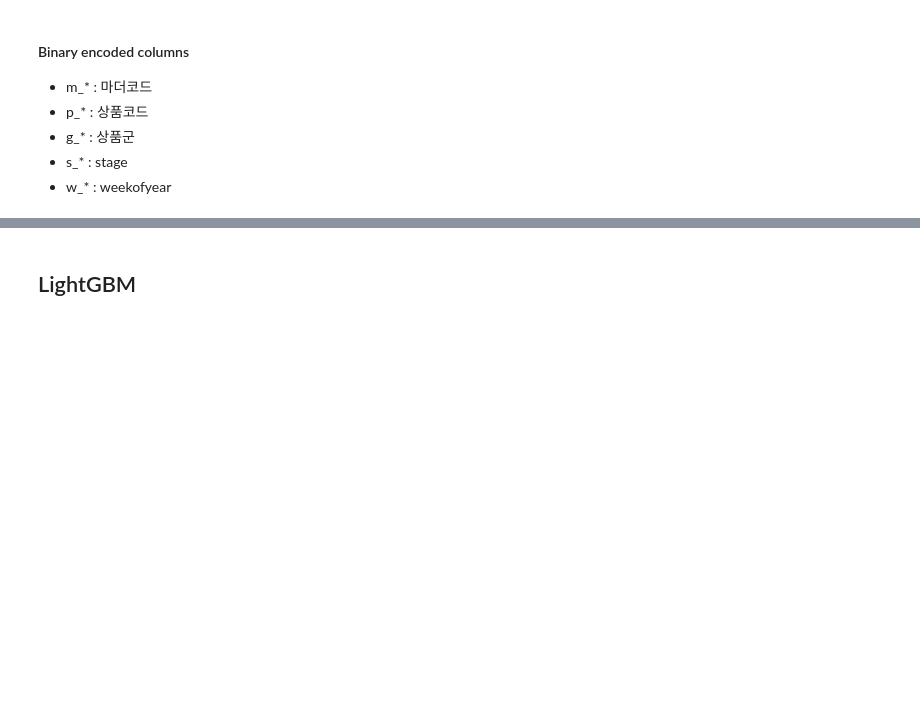
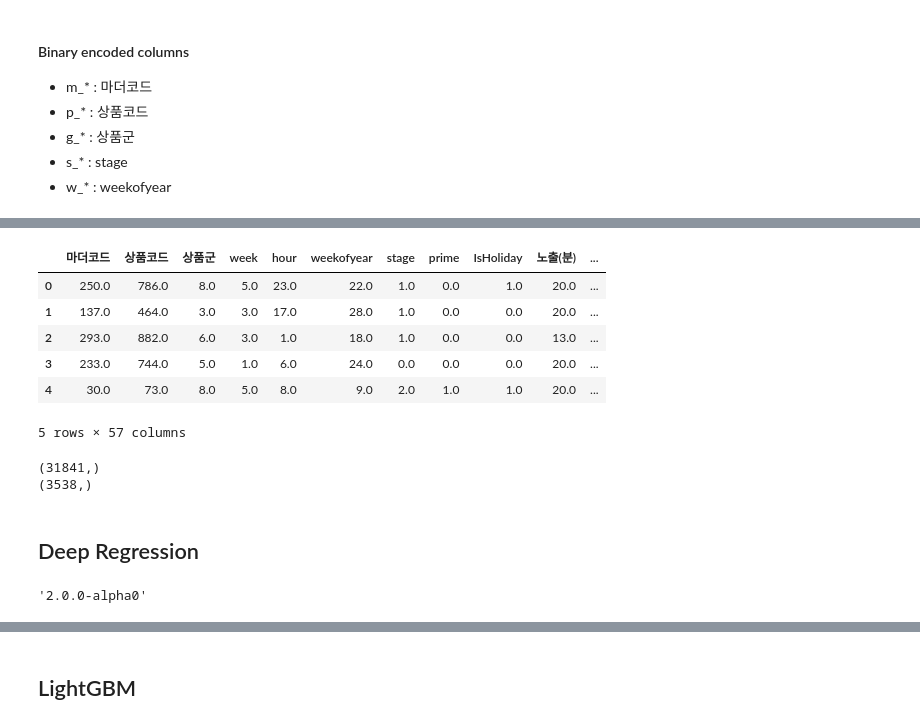
Before and after one commit to Yeeun-Lee/big_contest_2020, a Jupyter notebook: logic_added.ipynb, the cells around one changed output, grey strips where cells are left out. Saved outputs shown, nothing was run; the diff lists cells and outputs as text; code cells hidden in the pictures; blank space fills up the shorter version.

Commit message:
filtering logic

```diff
--- a/logic_added.ipynb
+++ b/logic_added.ipynb
@@ -106,4 +63,0 @@ x_train.head()
-# %%
-train_p = x_train['상품코드'].unique()
-train_m = x_train['마더코드'].unique()
-train_g = x_train['상품군'].unique()
@@ -311,0 +93,22 @@ mean_absolute_percentage_error(y_valid, y_pred_cat)
+# %%
+# 마더코드
+final = stat_data.copy()
+final[['m_'+str(i) for i in range(10)]] = final['마더코드'].apply(lambda x: binary_encoding('마더코드', x)).to_list()
+
+# 상품코드
+final[['p_'+str(i) for i in range(11)]] = final['상품코드'].apply(lambda x: binary_encoding('상품코드', x)).to_list()
+
+# 상품군
+final[['g_'+str(i) for i in range(4)]] = final['상품군'].apply(lambda x: binary_encoding('상품군', x)).to_list()
+
+# week
+final[['wd_'+str(i) for i in range(3)]] = final['week'].apply(lambda x: binary_encoding('week', x)).to_list()
+
+# weekofyear
+final[['wy_'+str(i) for i in range(6)]] = final['weekofyear'].apply(lambda x: binary_encoding('weekofyear', x)).to_list()
+
+# hour
+final[['h_'+str(i) for i in range(5)]] = final['hour'].apply(lambda x: binary_encoding('hour', x)).to_list()
+
+print(final.columns)
+final.head(2)
@@ -311,0 +130,11 @@ mean_absolute_percentage_error(y_valid, y_pred_cat)
+# %%
+X_stat = final.drop(['취급액', 'profit/m'], axis = 1)
+Y_stat = final['취급액']
+
+x_stat_train, x_stat_valid, y_stat_train, y_stat_valid = train_test_split(X_stat, Y_stat,
+                                                                         test_size = 0.1,
+                                                                         random_state = 123457)
+print(x_stat_train.shape)
+print(y_stat_train.shape)
+print(x_stat_valid.shape)
+print(y_stat_valid.shape)
@@ -311,0 +191,2 @@ mean_absolute_percentage_error(y_valid, y_pred_cat)
+# %%
+filtered = filtering(x_stat_train, x_stat_valid)
@@ -311,0 +217,10 @@ mean_absolute_percentage_error(y_valid, y_pred_cat)
+# %%
+filtered.head()
+# %% [output]
+|  | 마더코드 | 상품코드 | 상품군 | week | hour | weekofyear | stage | prime | IsHoliday | 노출(분) | ... |
+| 0 | 250.0 | 786.0 | 8.0 | 5.0 | 23.0 | 22.0 | 1.0 | 0.0 | 1.0 | 20.0 | ... |
+| 1 | 137.0 | 464.0 | 3.0 | 3.0 | 17.0 | 28.0 | 1.0 | 0.0 | 0.0 | 20.0 | ... |
+| 2 | 293.0 | 882.0 | 6.0 | 3.0 | 1.0 | 18.0 | 1.0 | 0.0 | 0.0 | 13.0 | ... |
+| 3 | 233.0 | 744.0 | 5.0 | 1.0 | 6.0 | 24.0 | 0.0 | 0.0 | 0.0 | 20.0 | ... |
+| 4 | 30.0 | 73.0 | 8.0 | 5.0 | 8.0 | 9.0 | 2.0 | 1.0 | 1.0 | 20.0 | ... |
+5 rows × 57 columns
@@ -311,0 +235,19 @@ mean_absolute_percentage_error(y_valid, y_pred_cat)
+# %%
+print(y_stat_train.shape)
+print(y_stat_valid.shape)
+# %% [output]
+(31841,)
+(3538,)
+# %% [markdown]
+## Deep Regression
+# %%
+from tensorflow.keras.layers import Dense, Dropout
+from tensorflow.keras.layers import Conv1D, MaxPool1D, Flatten
+from tensorflow.keras.models import Sequential, Model
+from tensorflow.keras.optimizers import RMSprop
+from tensorflow.keras.regularizers import l2
+from tensorflow.keras.callbacks import ReduceLROnPlateau
+import tensorflow as tf
+tf.__version__
+# %% [output]
+'2.0.0-alpha0'
```
Also changed, not shown: parts of 61 cells of this notebook, 1 other file.
